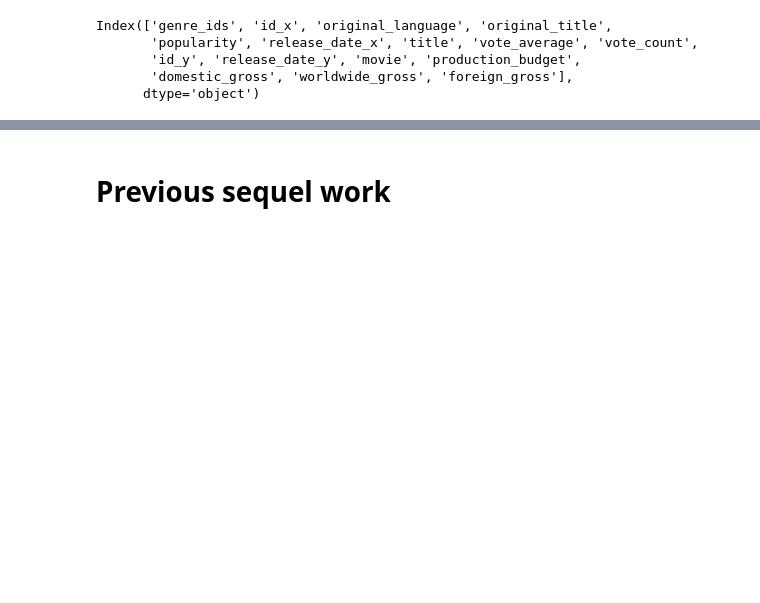
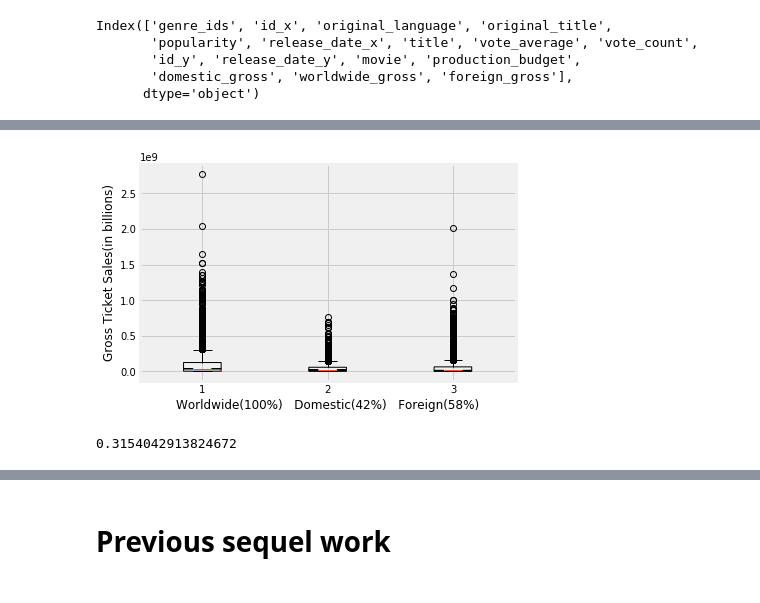
Before and after one commit to israeljls-j/dsc-mod-1-project-v2-1-onl01-dtsc-ft-070620, a Jupyter notebook: correct_student.ipynb, the cells around one changed output, grey strips where cells are left out. Saved outputs shown, nothing was run; the diff lists cells and outputs as text; code cells hidden in the pictures; blank space fills up the shorter version.

```diff
--- a/correct_student.ipynb
+++ b/correct_student.ipynb
@@ -917,0 +869,25 @@ df_explode
+# %%
+# Create boxplot of domestic/foreign/worldwide sales
+dom = financial_file['domestic_gross']
+frn = financial_file['foreign_gross']
+wld = financial_file['worldwide_gross']
+data = [wld, dom, frn]
+
+fig3, ax3 = plt.subplots()
+ax3.boxplot(data, notch=True)
+
+
+plt.xlabel('Worldwide(100%)   Domestic(42%)   Foreign(58%)')
+plt.ylabel('Gross Ticket Sales(in billions)')
+plt.xticks(ticks = None)
+
+plt.show()
+# %% [output]
+[figure, added]
+# %%
+# Cost of sales - Production cost % of sales is 31%
+financial_file.sort_values(by=['worldwide_gross'], ascending = False).head()
+production_ave = financial_file['production_budget'].sum() / financial_file['worldwide_gross'].sum()
+production_ave
+# %% [output]
+0.3154042913824672
```
Also changed, not shown: parts of 57 cells of this notebook, 1 other file.
